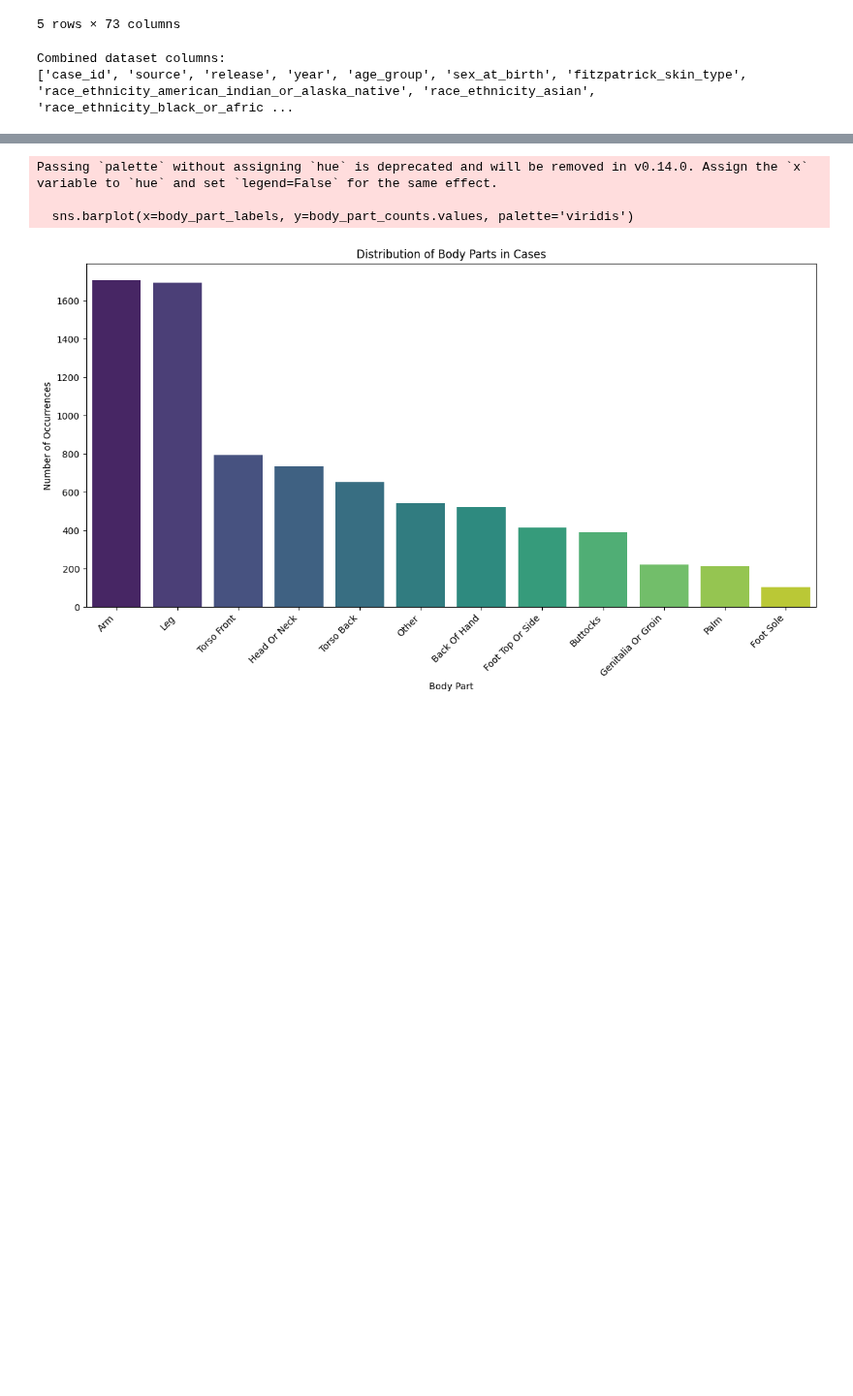
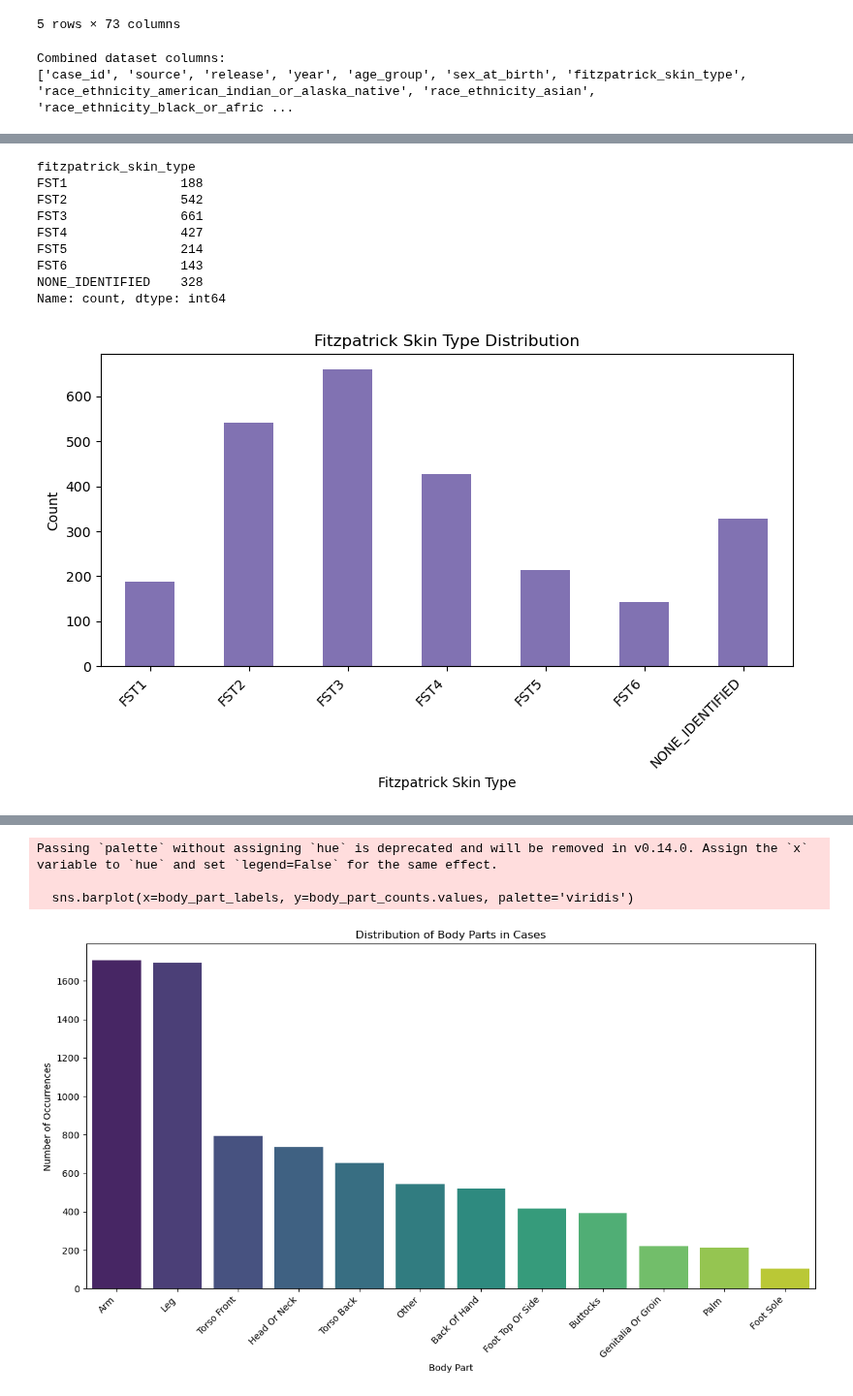
Before and after one commit to wildg/Scin-Data-Modeling, a Jupyter notebook: EDA.ipynb, the cells around one changed output, grey strips where cells are left out. Shown at 97% size. Drawn from its saved outputs; the diff is of its cells as text; code cells hidden in the pictures; blank space fills up the shorter version.

```diff
--- a/EDA.ipynb
+++ b/EDA.ipynb
@@ -170,0 +215,24 @@ Index(['case_id', 'source', 'release', 'year', 'age_group', 'sex_at_birth',
+# %%
+# Fitzpatrick skin type distribution
+fitz_counts = df['fitzpatrick_skin_type'].value_counts().sort_index()
+print(fitz_counts)
+
+fig, ax = plt.subplots(figsize=(8, 5))
+fitz_counts.plot(kind='bar', color='#8172B2', ax=ax)
+ax.set_title('Fitzpatrick Skin Type Distribution')
+ax.set_xlabel('Fitzpatrick Skin Type')
+ax.set_ylabel('Count')
+plt.xticks(rotation=45, ha='right')
+plt.tight_layout()
+plt.show()
+# %% [output]
+fitzpatrick_skin_type
+FST1               188
+FST2               542
+FST3               661
+FST4               427
+FST5               214
+FST6               143
+NONE_IDENTIFIED    328
+Name: count, dtype: int64
+[figure, added]
```
Also changed, not shown: parts of 50 cells of this notebook, 1 other file.
